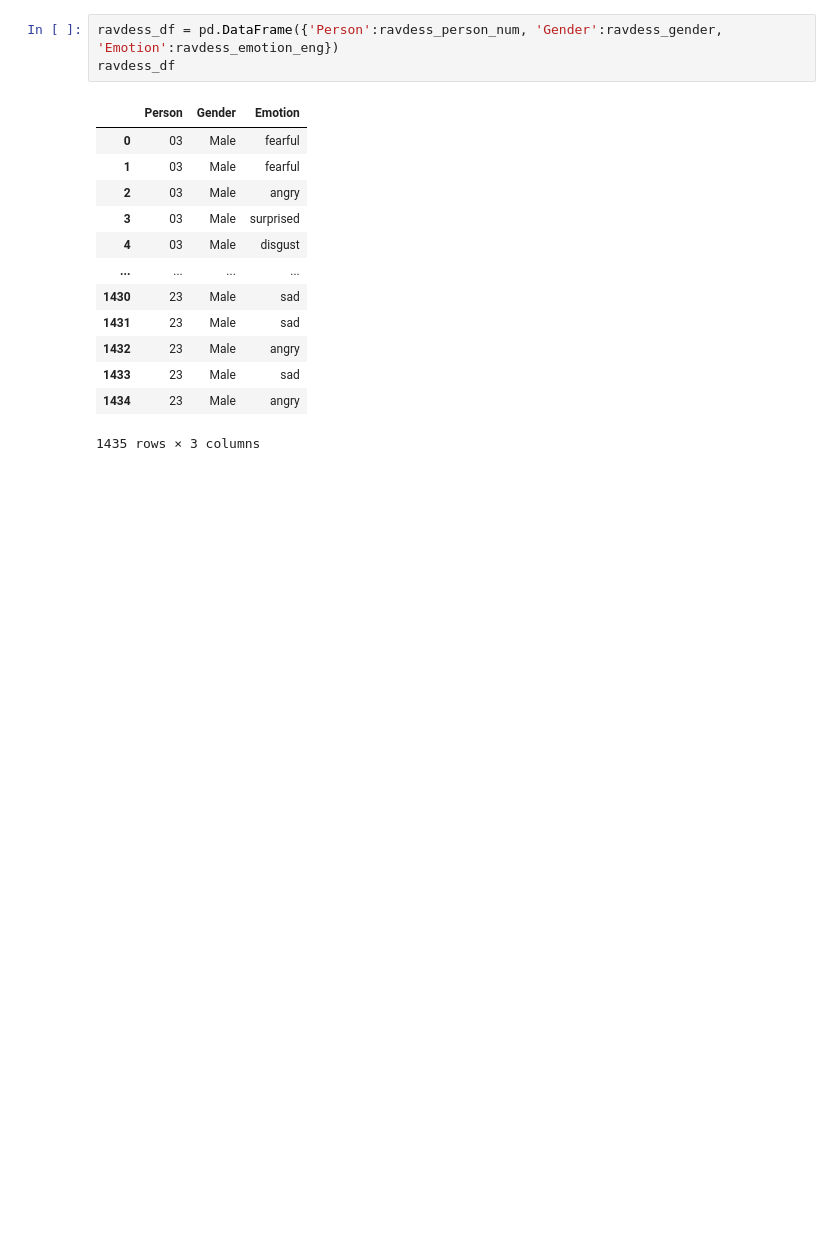
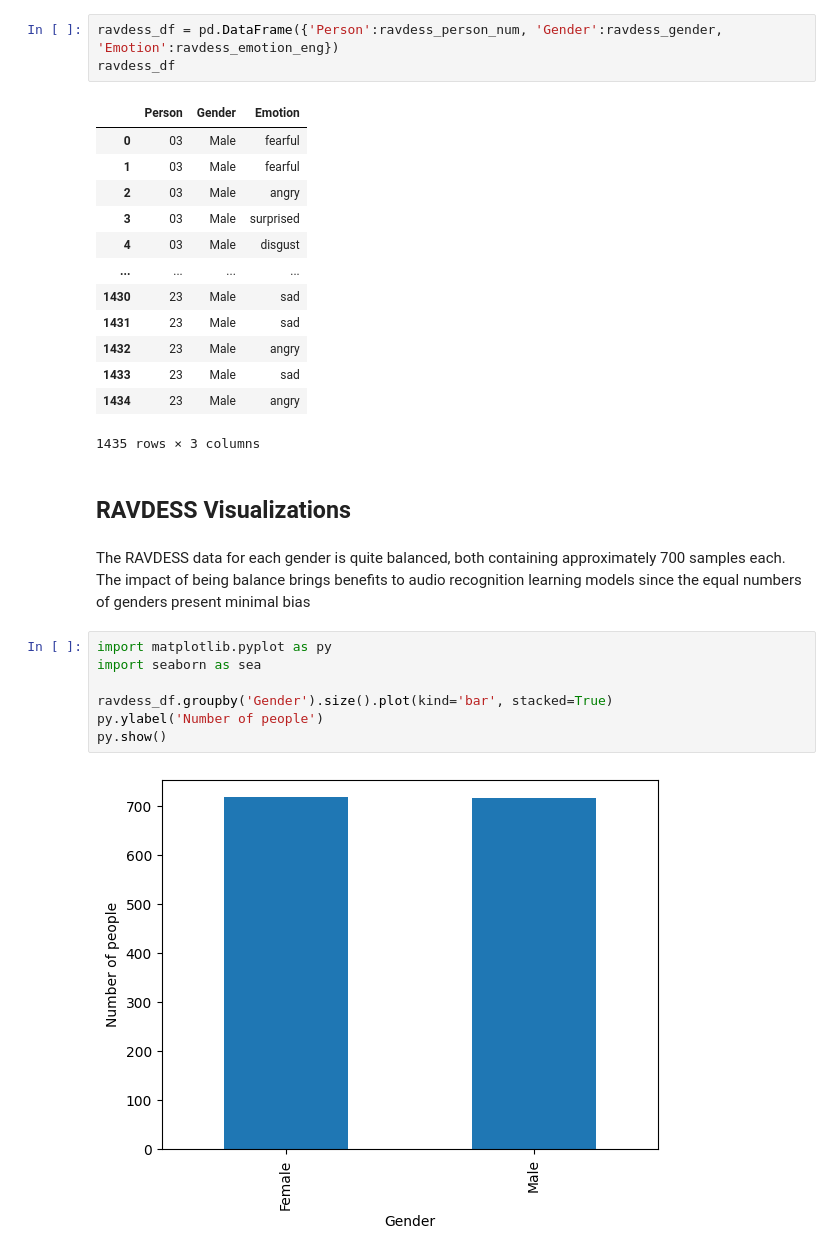
Before and after one commit to SorrenJ/Week-2_Data_Preprocessing, a Jupyter notebook: Week_2_Data_Preprocessing.ipynb, the cells around one changed output. Cells and saved outputs as stored; diff of their text form; blank space fills up the shorter version.

Commit message:
RAVDESS Visualizations

```diff
--- a/Week_2_Data_Preprocessing.ipynb
+++ b/Week_2_Data_Preprocessing.ipynb
@@ -1204,3 +1204,16 @@ ravdess_df
 | 1433 | 23 | Male | sad |
 | 1434 | 23 | Male | angry |
 1435 rows × 3 columns
+# %% [markdown]
+## RAVDESS Visualizations
+# %% [markdown]
+The RAVDESS data for each gender is quite balanced, both containing approximately 700 samples each. The impact of being balance brings benefits to audio recognition learning models since the equal numbers of genders present minimal bias
+# %%
+import matplotlib.pyplot as py
+import seaborn as sea
+
+ravdess_df.groupby('Gender').size().plot(kind='bar', stacked=True)
+py.ylabel('Number of people')
+py.show()
+# %% [output]
+[figure, added]
```
Also changed, not shown: parts of 2 cells of this notebook.
